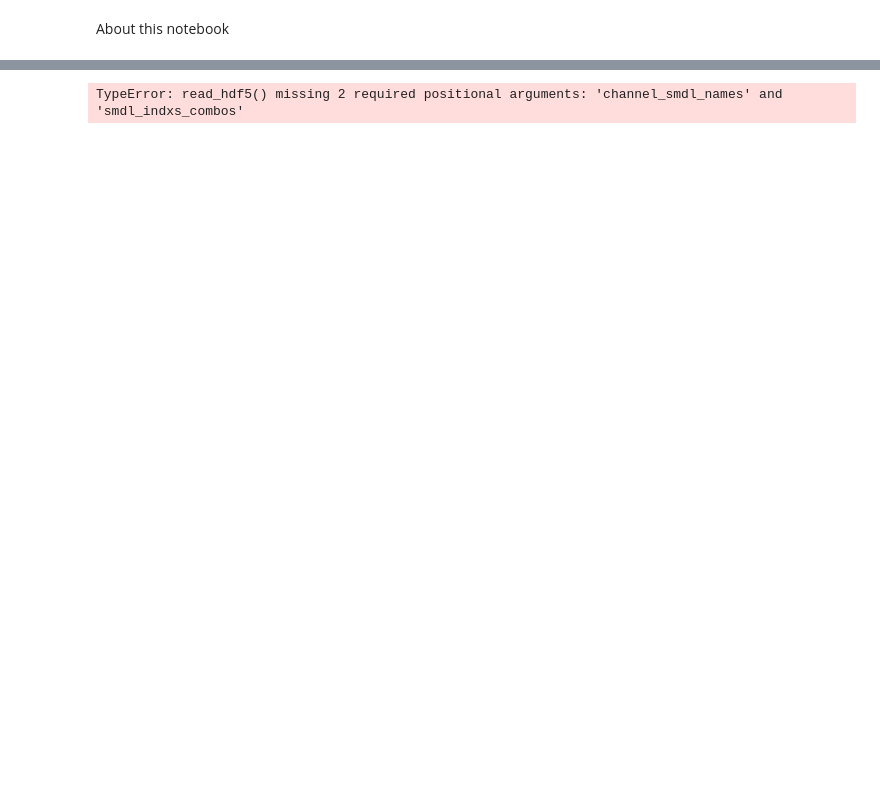
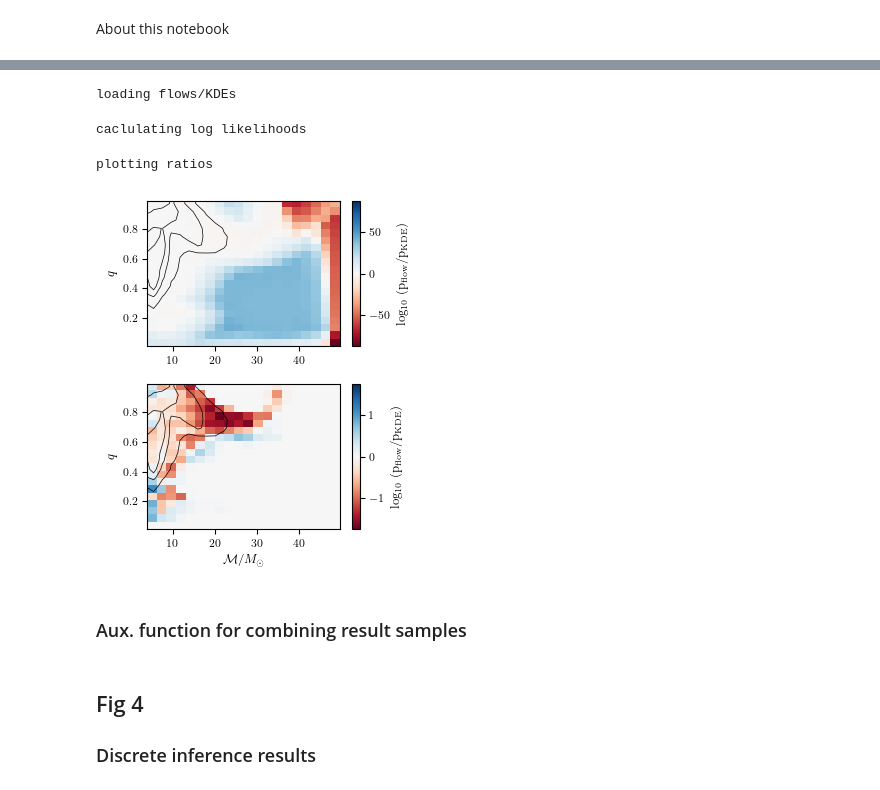
Before and after one commit to michaelzevin/AMAZE, a Jupyter notebook: notebooks/paper_plots_flow.ipynb, the cells around one changed output, grey strips where cells are left out. Drawn from its saved outputs; the diff is of its cells as text; code cells hidden in the pictures; blank space fills up the shorter version.

Commit message:
WIP: add example notebook of plots

```diff
--- a/notebooks/paper_plots_flow.ipynb
+++ b/notebooks/paper_plots_flow.ipynb
@@ -26,9 +32,10 @@ from populations.Pop_Flows import FlowModel
 from sample.sample import lnlike_disc
 # %%
 np.random.seed(12)
+%matplotlib inline
 colors = sns.color_palette("colorblind", n_colors=10)
 cp = [colors[0], colors[2], colors[4], colors[1], colors[3], colors[6], colors[9], colors[5], colors[8]]
-#plt.style.use("mpl.sty")
+plt.style.use("mpl.sty")
 
 _param_dict = {'mchirp' : {'limits':(0,100), 'fullname':'Chirp Mass [$M_\\odot$]'},
     'q' : {'limits':(0,1), 'fullname':'Mass Ratio'},
@@ -37,7 +44,7 @@ _param_dict = {'mchirp' : {'limits':(0,100), 'fullname':'Chirp Mass [$M_\\odot$]
     }
 _hyperparam_dict = {'chib' : {'values':{'chi00':0.0, 'chi01':0.1, 'chi02':0.2, 'chi05':0.5},
         'fullname':'$\\chi_\\mathrm{birth}$'},
-    'alphaCE' : {'values':{'alpha02':np.log(0.2), 'alpha05':np.log(0.5), 'alpha10':np.log(1.0), 'alpha20':np.log(2.0), 'alpha50':np.log(5.0)},
+    'alphaCE' : {'values':{'alpha02':0.2, 'alpha05':0.5, 'alpha10':1.0, 'alpha20':2.0, 'alpha50':5.0},
         'fullname':'$\\alpha_\\mathrm{CE}$'}
     }
 _channels_dict = {
@@ -47,6 +54,9 @@ _channels_dict = {
     'NSC': {'parameters':['chib'], 'fullname':'Nuclear Star Clusters'},
     'SMT': {'parameters':['chib'], 'fullname':'Stable Mass Transfer'}
     }
+
+_submodels_dict= {0: {0: 'chi00', 1: 'chi01', 2: 'chi02', 3: 'chi05'}, \
+1: {0: 'alpha02', 1: 'alpha05', 2: 'alpha10', 3: 'alpha20', 4: 'alpha50'}}
 
 _param_bounds = {"mchirp": (-1.,70), "q": (0.08,1.01), "chieff": (-0.6,1.), "z": (-0.1,3.5)}
 _param_ticks = {"mchirp": [0,10,20,30,40,50,60,70], "q": [0.25,0.5,0.75,1], "chieff": [-0.5,0,0.5,1], "z": [0,0.25,0.5,0.75,1.0,1.25]}
@@ -77,7 +87,6 @@ jour_sizes = {"AAS": {"onecol": 242.26653*pt, "twocol": 242.26653*2*pt},
 
 figure_width = jour_sizes["AAS"]["onecol"]
 
-
 _base_corner_kwargs = dict(
     bins=60,
     smooth=0.9,
@@ -192,0 +301,5 @@ def make_pop_corner(channel_label, hyperparam_idxs, flow_dir, conditional=None,
+# %%
+#Fig 2 Test CE plot
+fig,samples = make_pop_corner('CE',[1,2], plot_KDE=False, testCE=True, justplot=False,\
+    flow_dir='/data/wiay/2297403c/amaze_model_select/Nflows_AMAZE_paper/inputs/flow_models/CE_test_population/')
+plt.show()
@@ -193,4 +421,8 @@ def make_pop_corner(channel_label, hyperparam_idxs, flow_dir, conditional=None,
 # %%
-make_pop_corner('CE',[0,1], flow_dir='/data/wiay/2297403c/amaze_model_select/Nflows_AMAZE_paper/inputs/flow_models/mixed_models/')
+fig = plot_llh_ratio_CE(flow_dir='/data/wiay/2297403c/amaze_model_select/Nflows_AMAZE_paper/inputs/flow_models/mixed_models/',\
+    outdir='/data/wiay/2297403c/amaze_model_select/Nflows_AMAZE_paper/plots/prod_091224')
 # %% [output]
-TypeError: read_hdf5() missing 2 required positional arguments: 'channel_smdl_names' and 'smdl_indxs_combos'
+loading flows/KDEs
+caclulating log likelihoods
+plotting ratios
+[figure, added]
@@ -324,0 +429,2 @@ def plot_llh_ratio_CE(flow_dir, outdir, justplot=False):
+# %% [markdown]
+### Aux. function for combining result samples
@@ -324,0 +453,3 @@ def plot_llh_ratio_CE(flow_dir, outdir, justplot=False):
+# %% [markdown]
+## Fig 4
+### Discrete inference results
```
Also changed, not shown: parts of 22 cells of this notebook.
